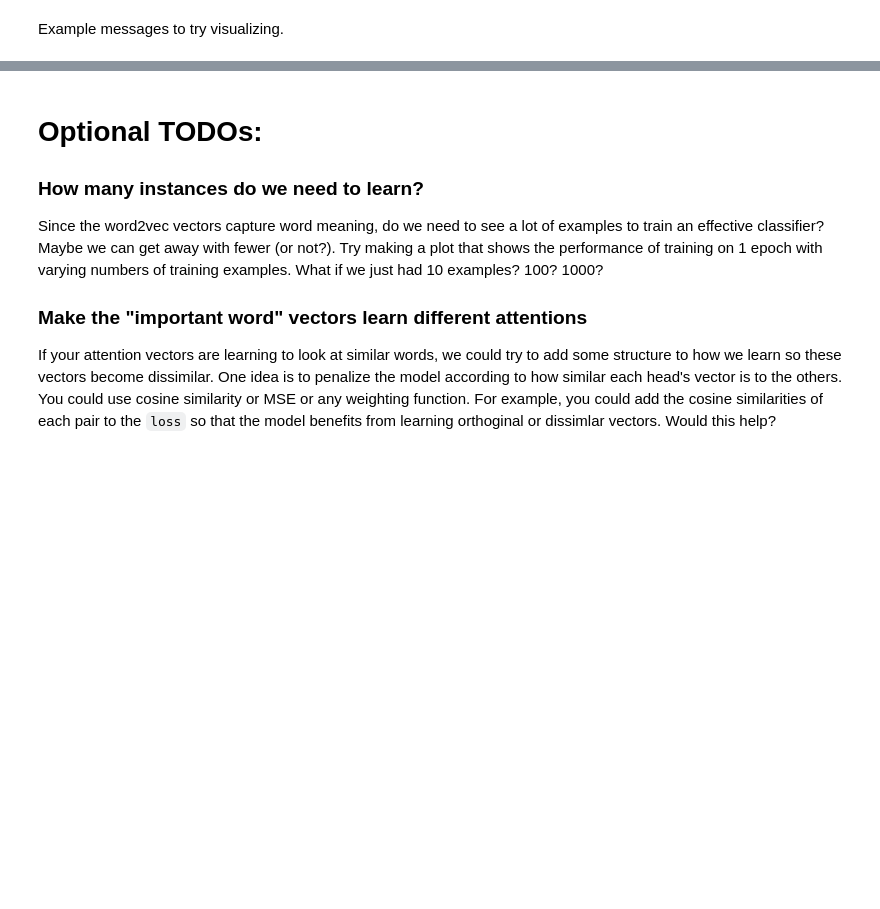
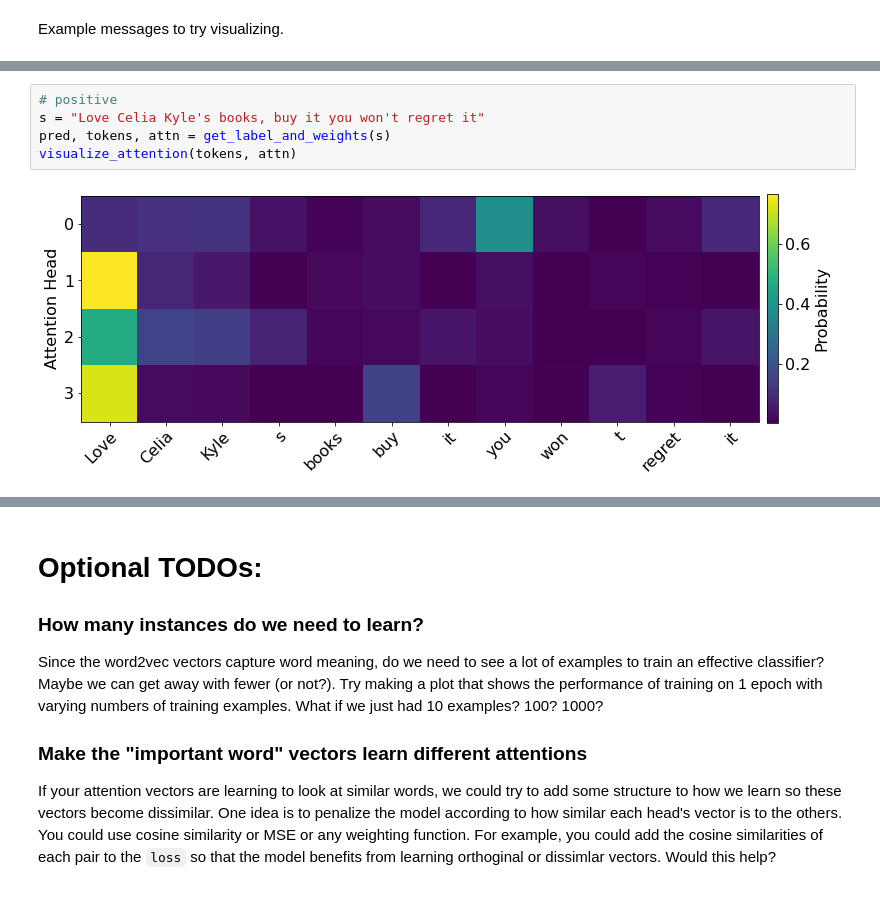
Before and after one commit to josh-ashkinaze/nlp-hw2, a Jupyter notebook: Attention Classifier Pytorch Student.ipynb, the cells around one changed output, grey strips where cells are left out. Cells and saved outputs as stored; diff of their text form; blank space fills up the shorter version.

```diff
--- a/Attention Classifier Pytorch Student.ipynb
+++ b/Attention Classifier Pytorch Student.ipynb
@@ -748,0 +783,7 @@ visualize_attention(tokens, attn)
+# %%
+# positive
+s = "Love Celia Kyle's books, buy it you won't regret it"
+pred, tokens, attn = get_label_and_weights(s)
+visualize_attention(tokens, attn)
+# %% [output]
+[figure, added]
```
Also changed, not shown: parts of 8 cells of this notebook.
